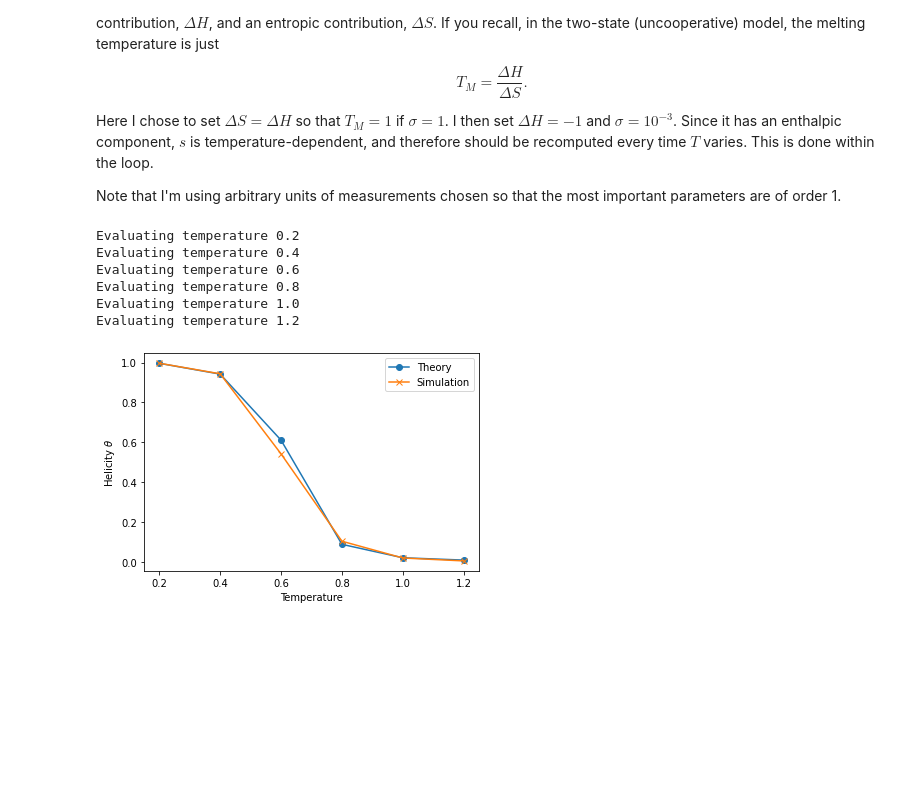
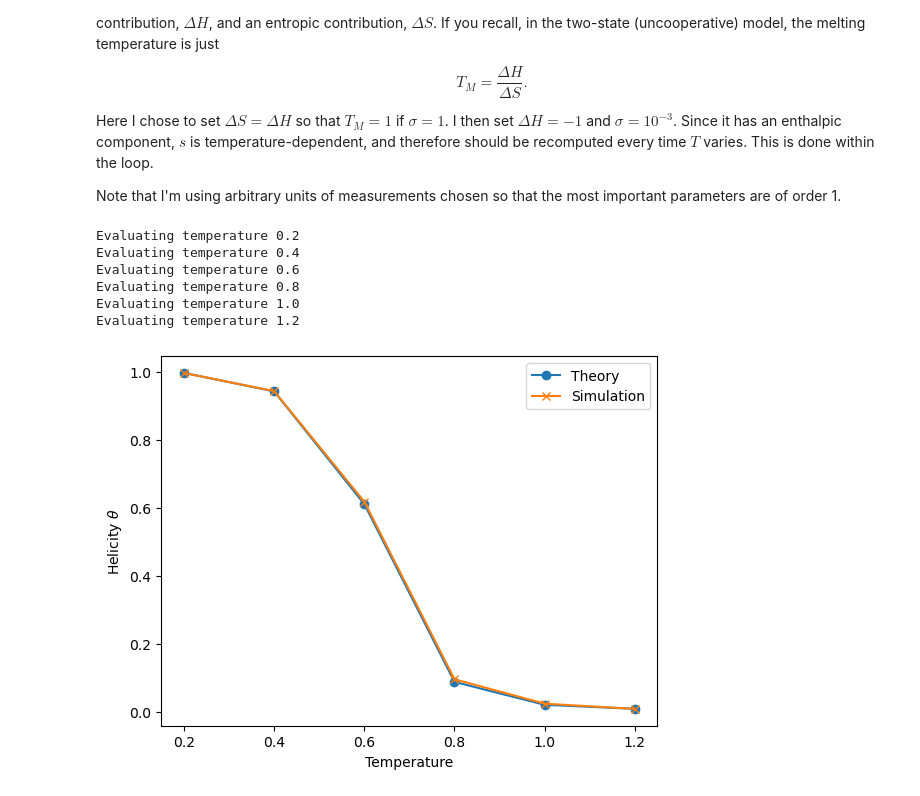
Before and after one commit to lorenzo-rovigatti/comp_bio_notes, a Jupyter notebook: notebooks/zimm_bragg.ipynb, the cells around one changed output. Cells and saved outputs as stored; diff of their text form; code cells hidden in the pictures; blank space fills up the shorter version.

```diff
--- a/notebooks/zimm_bragg.ipynb
+++ b/notebooks/zimm_bragg.ipynb
@@ -174,8 +174,8 @@ def metropolis_zimm_bragg(N, s, sigma):
         # in both cases we pay the cooperative price
         elif new_state != chain[index - 1] and new_state != chain[index + 1]:
             prob *= sigma
-        # here we take into account the case where the flipped residue was the only helical one
-        elif new_state == 0 and chain[index - 1] == 0 and chain[index + 1] == 0:
+        # here we take into account the case where the flipped residue either removes an helix, or join two helices
+        elif new_state == chain[index - 1] and chain[index - 1] == chain[index + 1]:
             prob /= sigma
 
         return prob
@@ -236,32 +236,32 @@ import matplotlib.pyplot as plt
 theta_th = []
 theta_MC = []
 
 N = 10
 sigma = 1e-3
 s_delta_H = -1
 s_delta_S = -1
-steps = 10000
+steps = 50000
 
 Ts = (0.2, 0.4, 0.6, 0.8, 1.0, 1.2)
 
 for temperature in Ts:
     print("Evaluating temperature", temperature)
     beta_f_h = (s_delta_H - temperature * s_delta_S) / temperature
     s = math.exp(-beta_f_h)
     theta_th.append(theoretical_zimm_bragg(N, s, sigma))
     theta_MC.append(metropolis_zimm_bragg(N, s, sigma))
 
 plt.plot(Ts, theta_th, 'o-', label="Theory")
 plt.plot(Ts, theta_MC, 'x-', label="Simulation")
 plt.xlabel("Temperature")
 plt.ylabel(r"Helicity $\theta$") # note the r before the ", which makes it possible to use latex notation
 plt.legend()
 plt.show() # not strictly required in a notebook
 # %% [output]
 Evaluating temperature 0.2
 Evaluating temperature 0.4
 Evaluating temperature 0.6
 Evaluating temperature 0.8
 Evaluating temperature 1.0
 Evaluating temperature 1.2
-[figure, old version]
+[figure, new version]
```
Also changed, not shown: parts of 2 cells of this notebook, 2 other files.
